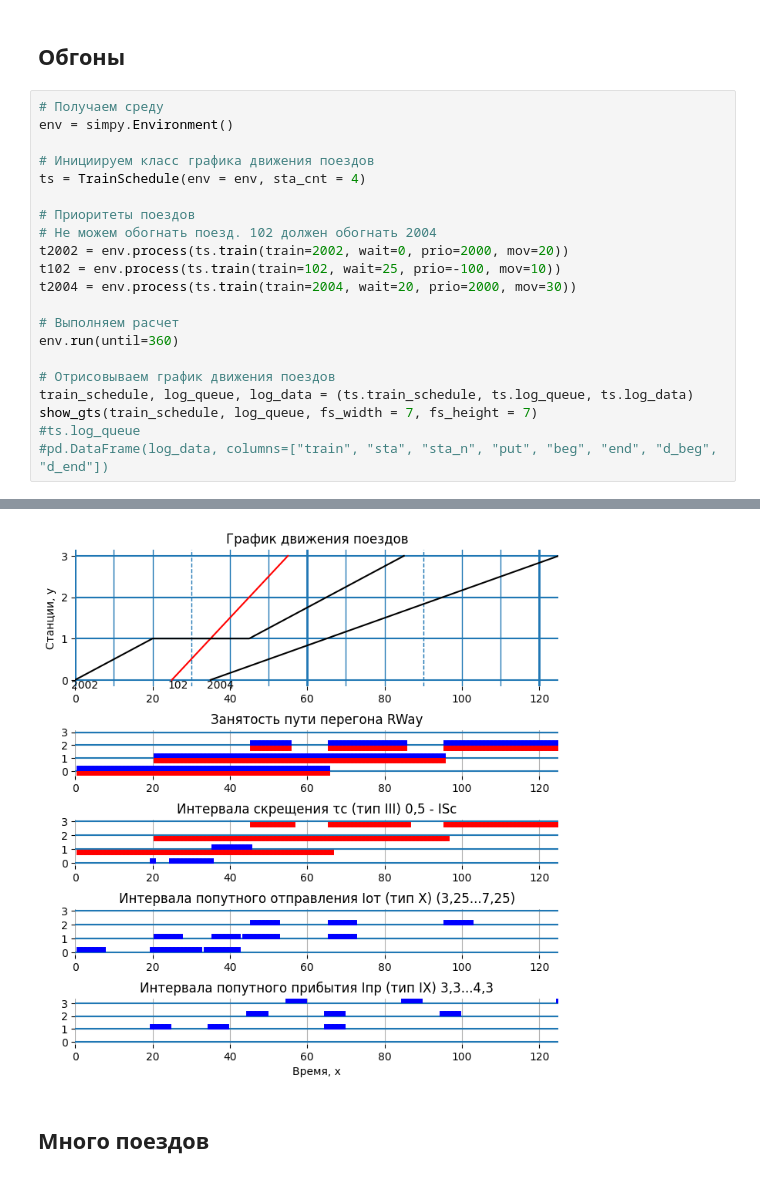
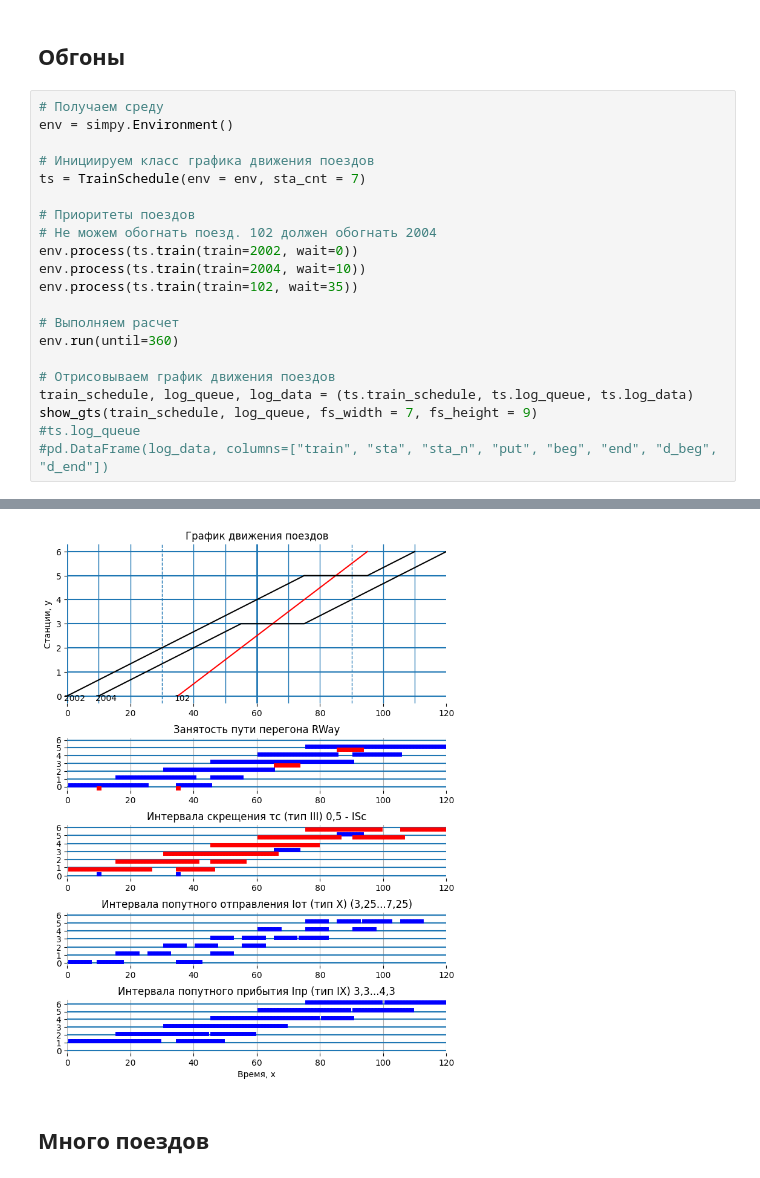
Before and after one commit to AShipulin/Train-Scheduler-Simulator-SimPy, a Jupyter notebook: TrainSchedule.ipynb, the cells around one changed output, grey strips where cells are left out. Saved outputs shown, nothing was run; the diff lists cells and outputs as text.

```diff
--- a/TrainSchedule.ipynb
+++ b/TrainSchedule.ipynb
@@ -647,20 +628,20 @@ show_gts(ts.train_schedule, ts.log_queue, fs_width = 7, fs_height = 6)
 env = simpy.Environment()
 
 # Инициируем класс графика движения поездов
-ts = TrainSchedule(env = env, sta_cnt = 4)
+ts = TrainSchedule(env = env, sta_cnt = 7)
 
 # Приоритеты поездов
 # Не можем обогнать поезд. 102 должен обогнать 2004
-t2002 = env.process(ts.train(train=2002, wait=0, prio=2000, mov=20))
-t102 = env.process(ts.train(train=102, wait=25, prio=-100, mov=10))
-t2004 = env.process(ts.train(train=2004, wait=20, prio=2000, mov=30))
+env.process(ts.train(train=2002, wait=0))
+env.process(ts.train(train=2004, wait=10))
+env.process(ts.train(train=102, wait=35))
 
 # Выполняем расчет
 env.run(until=360)
 
 # Отрисовываем график движения поездов
 train_schedule, log_queue, log_data = (ts.train_schedule, ts.log_queue, ts.log_data)
-show_gts(train_schedule, log_queue, fs_width = 7, fs_height = 7)
+show_gts(train_schedule, log_queue, fs_width = 7, fs_height = 9)
 #ts.log_queue
 #pd.DataFrame(log_data, columns=["train", "sta", "sta_n", "put", "beg", "end", "d_beg", "d_end"])
 # %% [output]
@@ -684,4 +648,4 @@ show_gts(train_schedule, log_queue, fs_width = 7, fs_height = 7)
-[figure, old version]
+[figure, new version]
 # %% [markdown]
 ## Много поездов
 # %%
```
Also changed, not shown: parts of 8 cells of this notebook.
